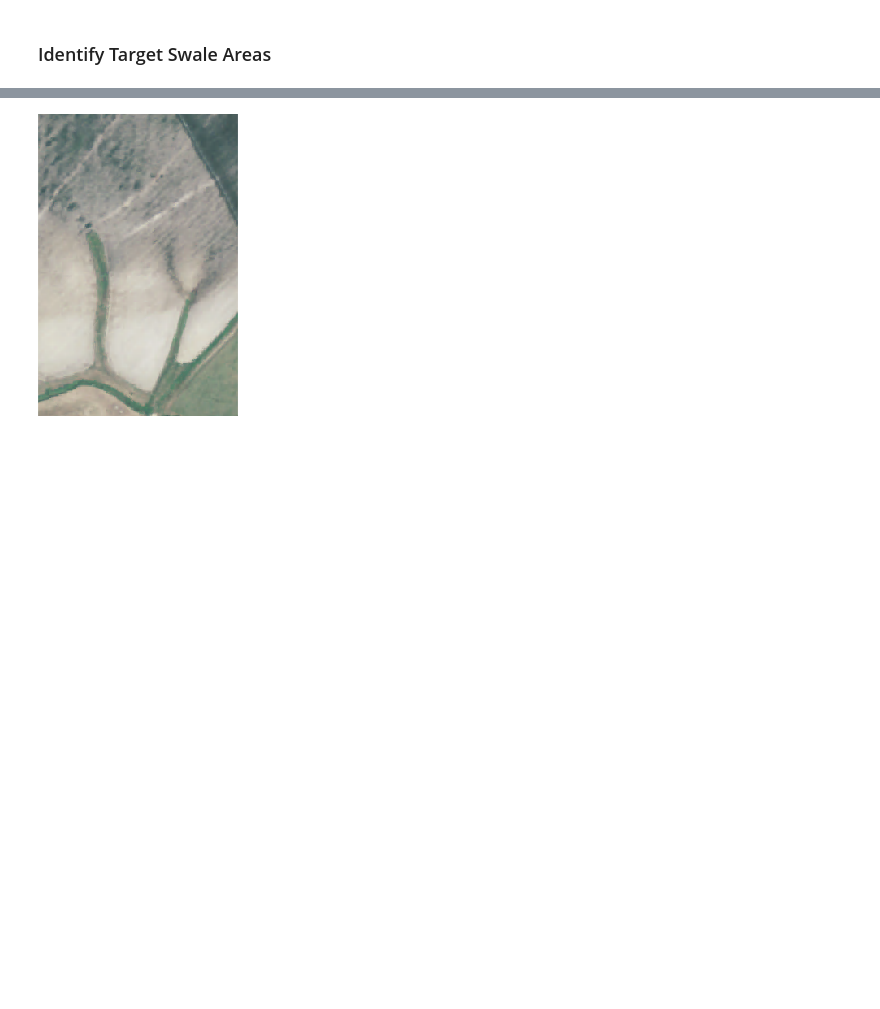
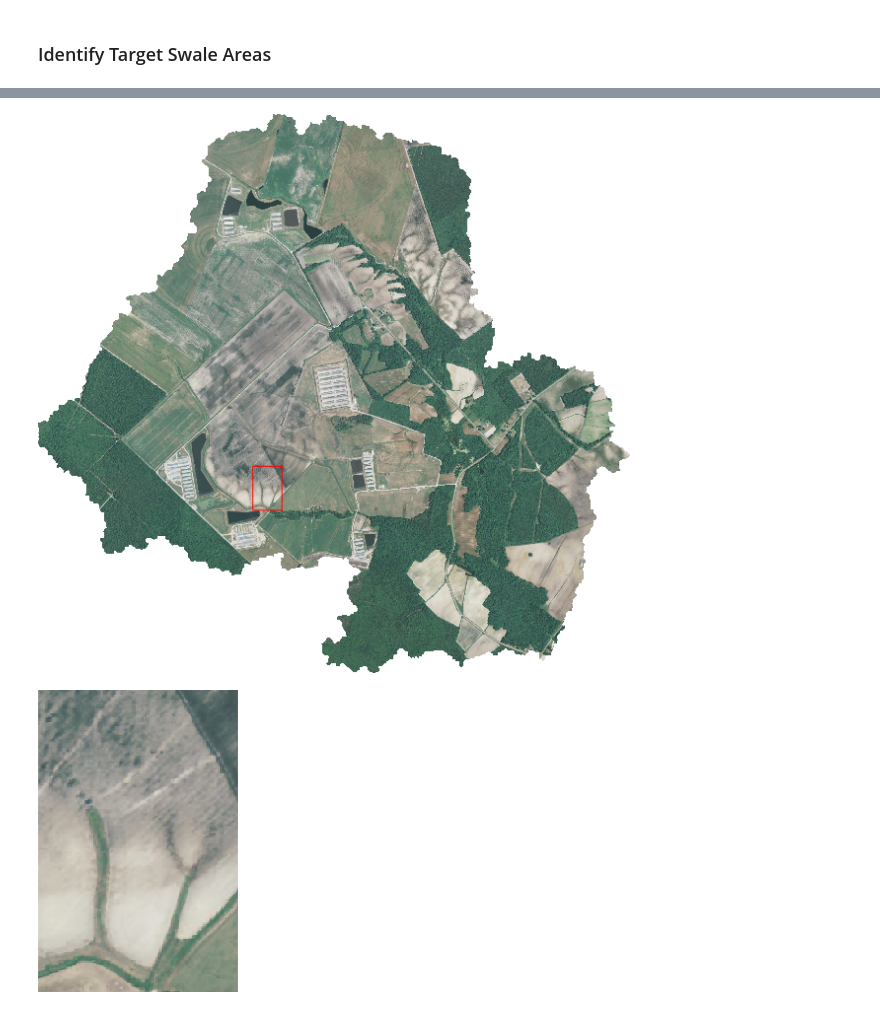
Before and after one commit to chaedri/agu-simwe-2023, a Jupyter notebook: SIMWE_Part1.ipynb, the cells around one changed output, grey strips where cells are left out. Saved outputs shown, nothing was run; the diff lists cells and outputs as text; code cells hidden in the pictures; blank space fills up the shorter version.

```diff
--- a/SIMWE_Part1.ipynb
+++ b/SIMWE_Part1.ipynb
@@ -82 +112,8 @@ img.show()
+# %%
+img=gj.Map()
+img.d_rgb(red="naip_20140523.1", green="naip_20140523.2", blue="naip_20140523.3")
+img.d_vect(map="target_area", fill_color="none", color="red")
+img.show()
+# %% [output]
+[figure, added]
 # %%
```
Also changed, not shown: parts of 23 cells of this notebook, 1 other file.
